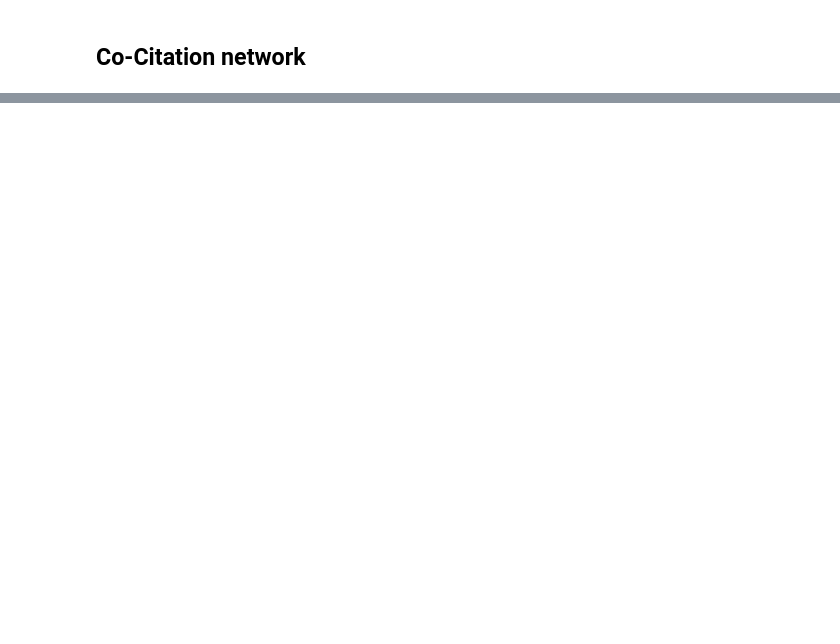
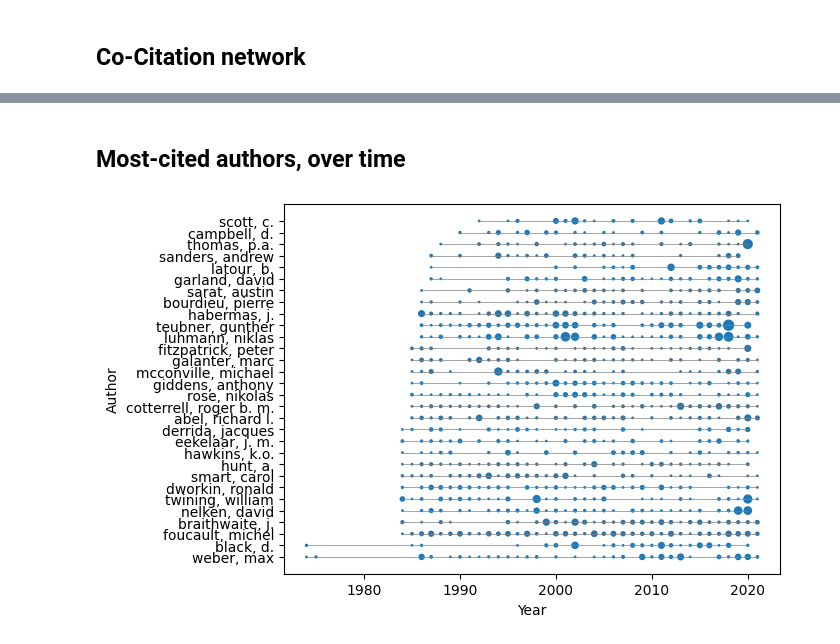
Before and after one commit to cboulanger/jls-bibliometry, a Jupyter notebook: jls-bibliometry.ipynb, the cells around one changed output, grey strips where cells are left out. Cells and saved outputs as stored; diff of their text form; code cells hidden in the pictures; blank space fills up the shorter version.

```diff
--- a/jls-bibliometry.ipynb
+++ b/jls-bibliometry.ipynb
@@ -103,0 +143,20 @@ scripts.pyvis.draw(graph, query, file="figure/jls-co-citation-network.html", hei
+# %% [markdown]
+## Most-cited authors, over time
+# %%
+query = """
+match (citingWork:Work)-[r:CITES]->(citedWork:Work)<-[:CREATOR_OF]-(citedAuthor:Author)
+where citedAuthor.family <> "no_author" and citedAuthor.display_name <> ""
+with citedAuthor, count(*) as citationCount
+order by citationCount desc
+limit 30
+match (citingWork:Work)-[r:CITES]->(citedWork:Work)<-[:CREATOR_OF]-(citedAuthor)
+RETURN citedAuthor.display_name as author, citingWork.year as year, count(*) as count
+order by year
+"""
+from scripts.utils import get_graph
+from scripts.occurrence_by_year_scatter import plot_by_year
+graph = get_graph("jls")
+data = graph.run(query).to_data_frame()
+plot_by_year(data, dep_col="author", dep_label="Author")
+# %% [output]
+[figure, added]
```
Also changed, not shown: parts of 5 cells of this notebook, 7 other files.
